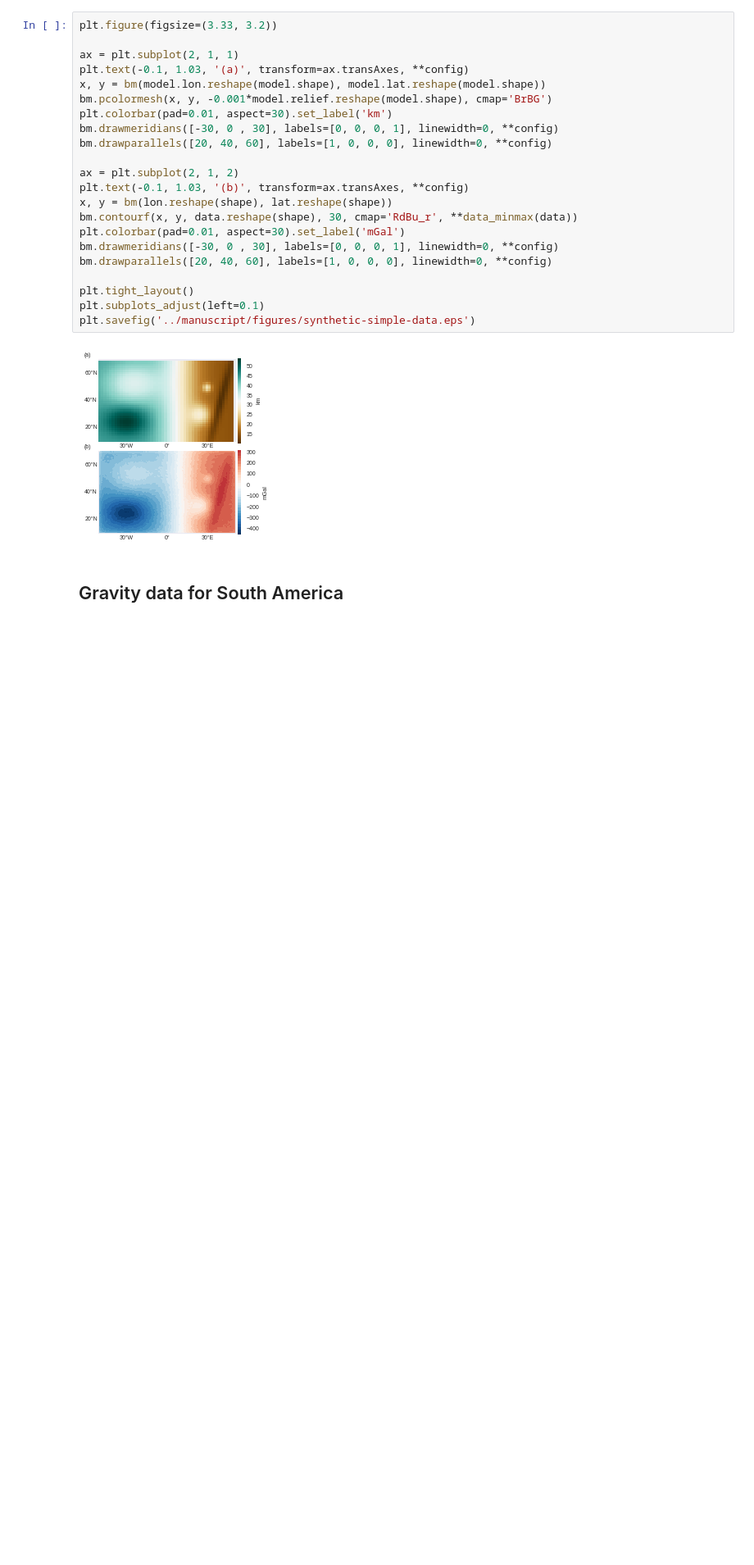
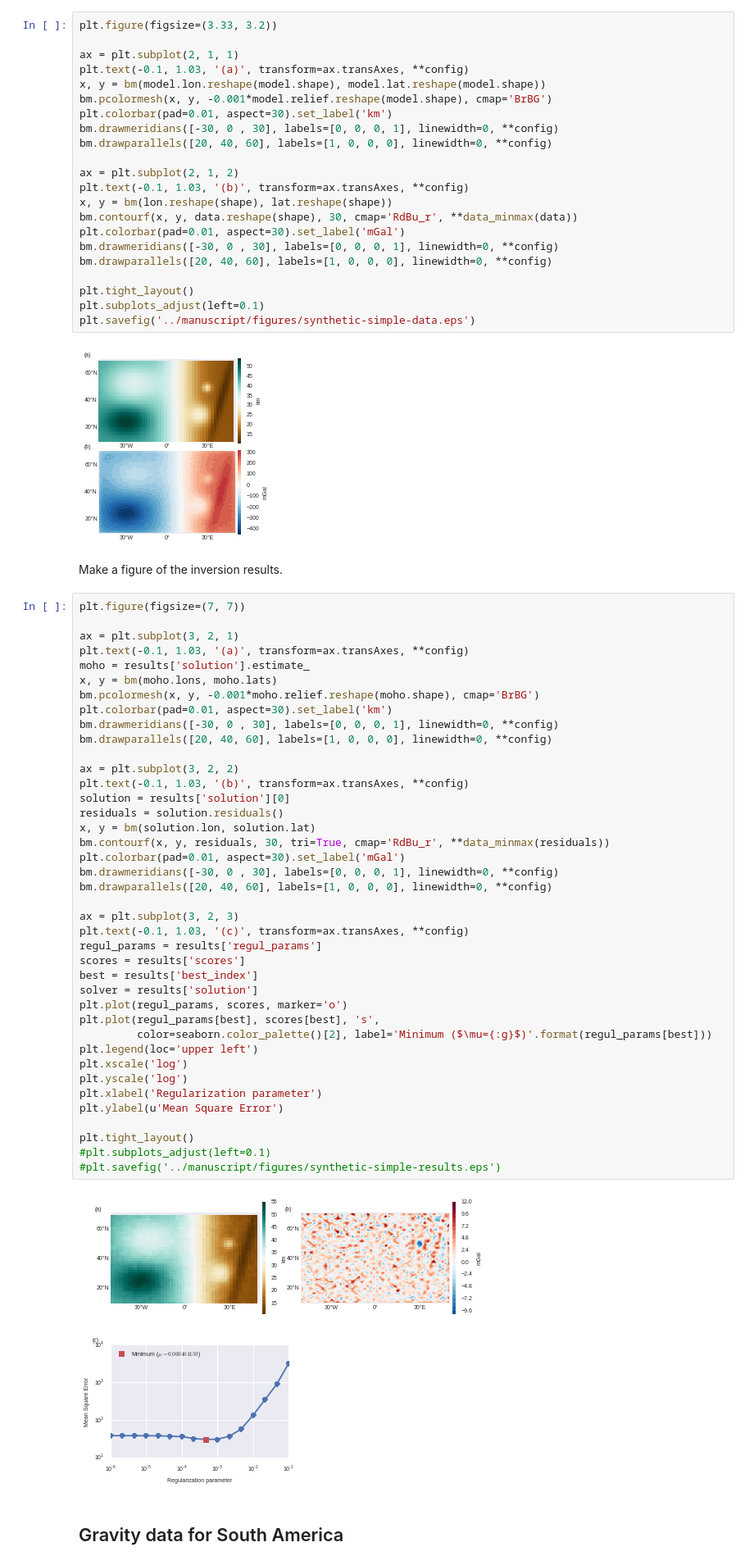
Before and after one commit to pinga-lab/paper-moho-inversion-tesseroids, a Jupyter notebook: code/paper-figures.ipynb, the cells around one changed output. Shown at 82% size. Cells and saved outputs as stored; diff of their text form; blank space fills up the shorter version.

Commit message:
Started results figure for simple synthetic

```diff
--- a/code/paper-figures.ipynb
+++ b/code/paper-figures.ipynb
@@ -95,6 +95,50 @@ plt.subplots_adjust(left=0.1)
 plt.savefig('../manuscript/figures/synthetic-simple-data.eps')
 # %% [output]
 [figure]
+# %% [markdown]
+Make a figure of the inversion results.
+# %%
+plt.figure(figsize=(7, 7))
+
+ax = plt.subplot(3, 2, 1)
+plt.text(-0.1, 1.03, '(a)', transform=ax.transAxes, **config)
+moho = results['solution'].estimate_
+x, y = bm(moho.lons, moho.lats)
+bm.pcolormesh(x, y, -0.001*moho.relief.reshape(moho.shape), cmap='BrBG')
+plt.colorbar(pad=0.01, aspect=30).set_label('km')
+bm.drawmeridians([-30, 0 , 30], labels=[0, 0, 0, 1], linewidth=0, **config)
+bm.drawparallels([20, 40, 60], labels=[1, 0, 0, 0], linewidth=0, **config)
+
+ax = plt.subplot(3, 2, 2)
+plt.text(-0.1, 1.03, '(b)', transform=ax.transAxes, **config)
+solution = results['solution'][0]
+residuals = solution.residuals()
+x, y = bm(solution.lon, solution.lat)
+bm.contourf(x, y, residuals, 30, tri=True, cmap='RdBu_r', **data_minmax(residuals))
+plt.colorbar(pad=0.01, aspect=30).set_label('mGal')
+bm.drawmeridians([-30, 0 , 30], labels=[0, 0, 0, 1], linewidth=0, **config)
+bm.drawparallels([20, 40, 60], labels=[1, 0, 0, 0], linewidth=0, **config)
+
+ax = plt.subplot(3, 2, 3)
+plt.text(-0.1, 1.03, '(c)', transform=ax.transAxes, **config)
+regul_params = results['regul_params']
+scores = results['scores']
+best = results['best_index']
+solver = results['solution']
+plt.plot(regul_params, scores, marker='o')
+plt.plot(regul_params[best], scores[best], 's',
+         color=seaborn.color_palette()[2], label='Minimum ($\mu={:g}$)'.format(regul_params[best]))
+plt.legend(loc='upper left')
+plt.xscale('log')
+plt.yscale('log')
+plt.xlabel('Regularization parameter')
+plt.ylabel(u'Mean Square Error')
+
+plt.tight_layout()
+#plt.subplots_adjust(left=0.1)
+#plt.savefig('../manuscript/figures/synthetic-simple-results.eps')
+# %% [output]
+[figure, added]
 # %% [markdown]
 ## Gravity data for South America
 # %%
```
